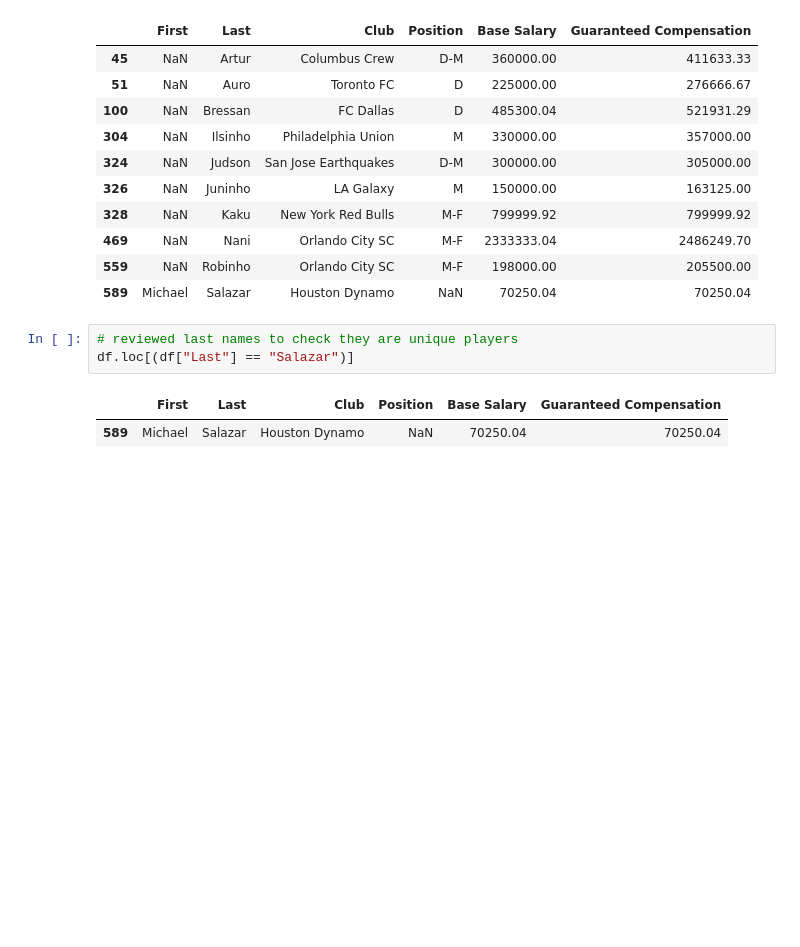
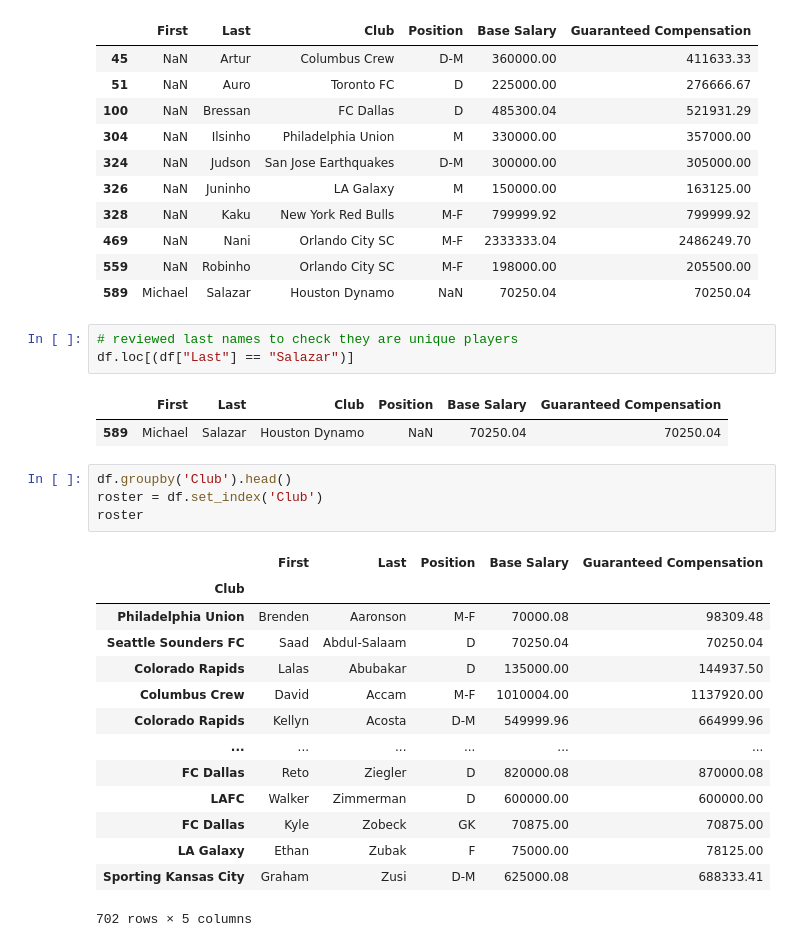
Before and after one commit to dgustave/ETL-Challenge, a Jupyter notebook: mls-data-asmvm/mls_salary.ipynb, the cells around one changed output. Saved outputs shown, nothing was run; the diff lists cells and outputs as text; blank space fills up the shorter version.

Commit message:
clean dataframe for mls salaries

```diff
--- a/mls-data-asmvm/mls_salary.ipynb
+++ b/mls-data-asmvm/mls_salary.ipynb
@@ -143,3 +143,22 @@ df.loc[(df["Last"] == "Salazar")]
 # %% [output]
 |  | First | Last | Club | Position | Base Salary | Guaranteed Compensation |
 | 589 | Michael | Salazar | Houston Dynamo | NaN | 70250.04 | 70250.04 |
+# %%
+df.groupby('Club').head()
+roster = df.set_index('Club')
+roster
+# %% [output]
+|  | First | Last | Position | Base Salary | Guaranteed Compensation |
+| Club |  |  |  |  |  |
+| Philadelphia Union | Brenden | Aaronson | M-F | 70000.08 | 98309.48 |
+| Seattle Sounders FC | Saad | Abdul-Salaam | D | 70250.04 | 70250.04 |
+| Colorado Rapids | Lalas | Abubakar | D | 135000.00 | 144937.50 |
+| Columbus Crew | David | Accam | M-F | 1010004.00 | 1137920.00 |
+| Colorado Rapids | Kellyn | Acosta | D-M | 549999.96 | 664999.96 |
+| ... | ... | ... | ... | ... | ... |
+| FC Dallas | Reto | Ziegler | D | 820000.08 | 870000.08 |
+| LAFC | Walker | Zimmerman | D | 600000.00 | 600000.00 |
+| FC Dallas | Kyle | Zobeck | GK | 70875.00 | 70875.00 |
+| LA Galaxy | Ethan | Zubak | F | 75000.00 | 78125.00 |
+| Sporting Kansas City | Graham | Zusi | D-M | 625000.08 | 688333.41 |
+702 rows × 5 columns
```
Also changed, not shown: parts of 2 cells of this notebook.
